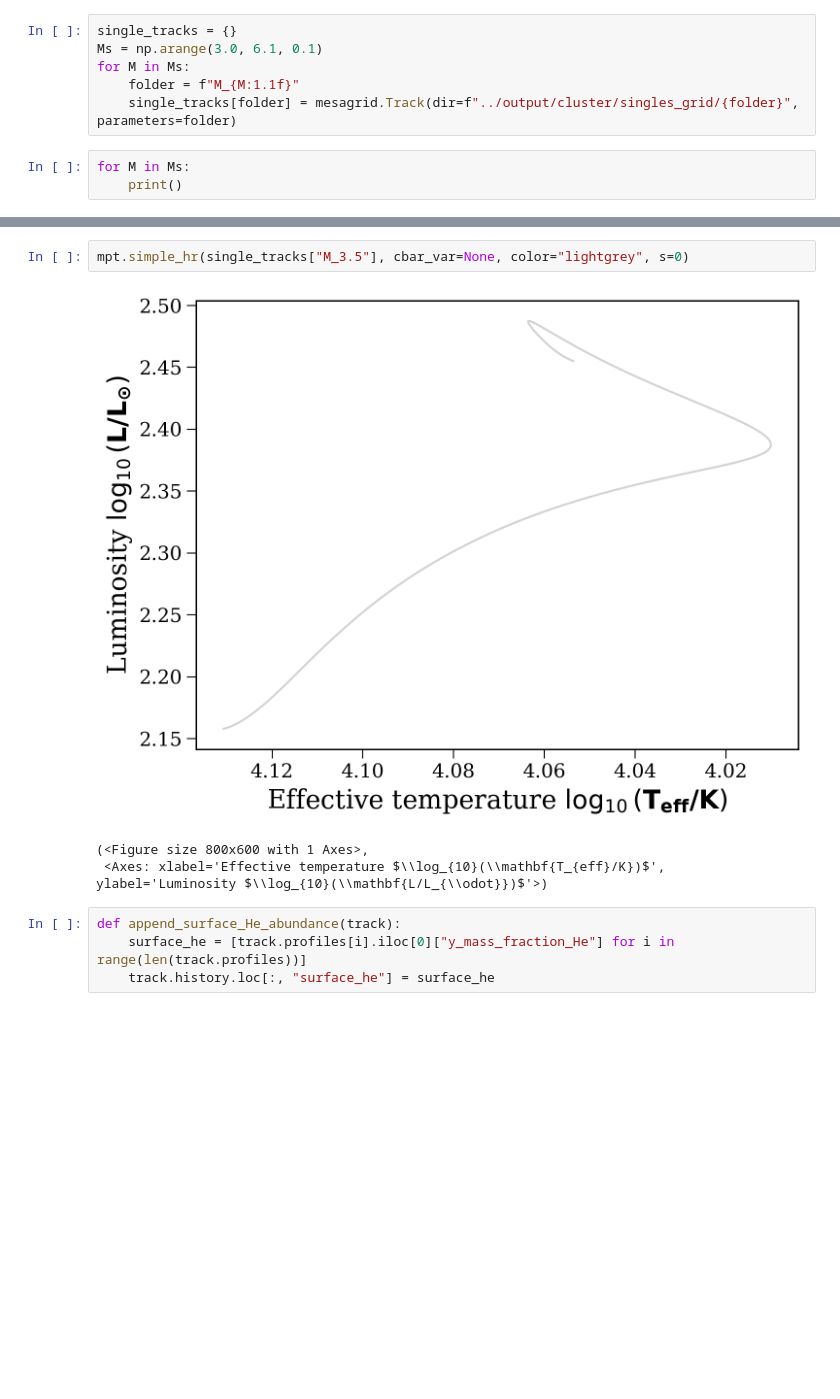
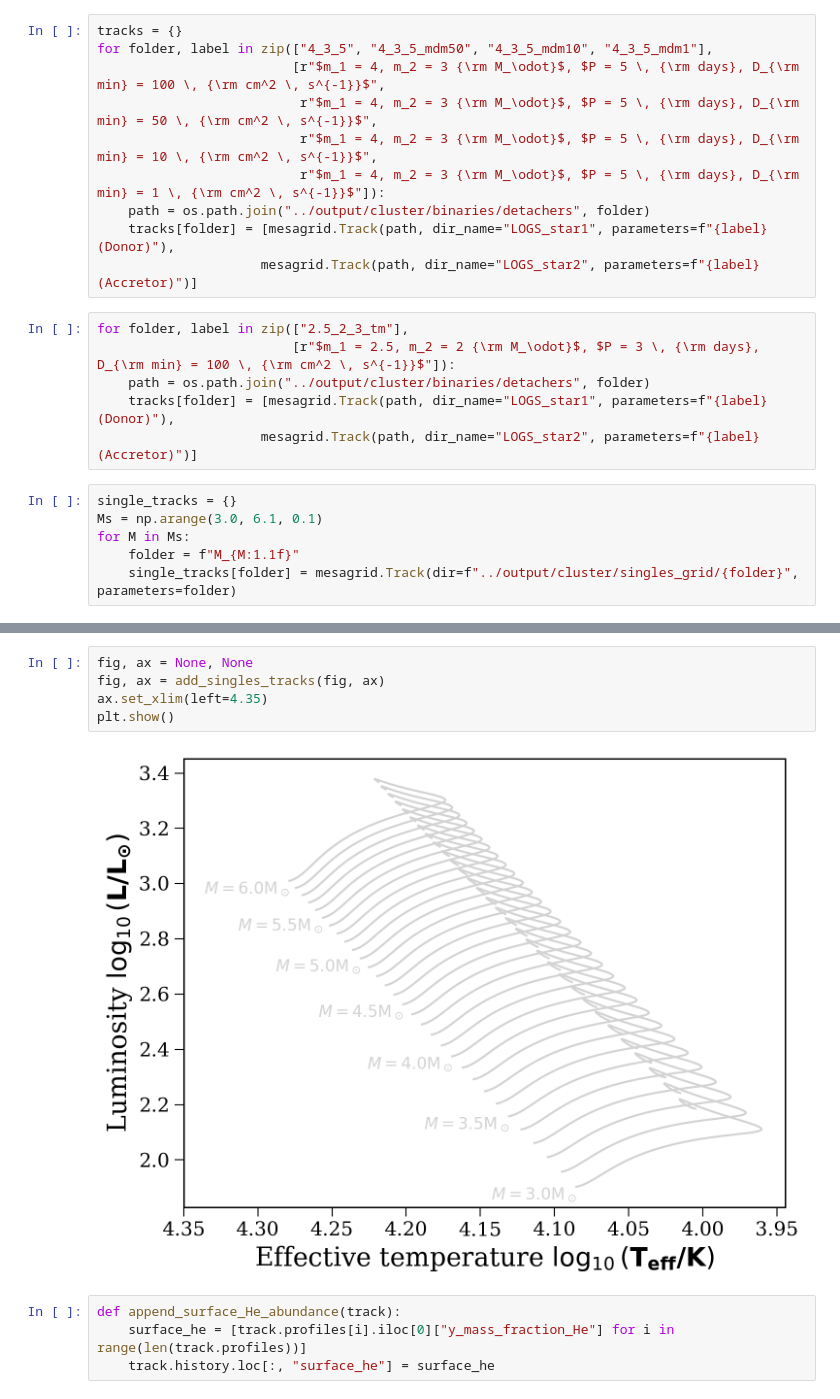
Before and after one commit to TomWagg/mass-gainer-seismology, a Jupyter notebook: notebooks/binaries.ipynb, the cells around one changed output, grey strips where cells are left out. Saved outputs shown, nothing was run; the diff lists cells and outputs as text; blank space fills up the shorter version.

```diff
--- a/notebooks/binaries.ipynb
+++ b/notebooks/binaries.ipynb
@@ -78,9 +59,22 @@ tracks["detach_2.5_2_4_tm"] = [mesagrid.Track(os.path.join("../output/cluster/bi
+# %%
+tracks = {}
+for folder, label in zip(["4_3_5", "4_3_5_mdm50", "4_3_5_mdm10", "4_3_5_mdm1"],
+                         [r"$m_1 = 4, m_2 = 3 {\rm M_\odot}$, $P = 5 \, {\rm days}, D_{\rm min} = 100 \, {\rm cm^2 \, s^{-1}}$",
+                          r"$m_1 = 4, m_2 = 3 {\rm M_\odot}$, $P = 5 \, {\rm days}, D_{\rm min} = 50 \, {\rm cm^2 \, s^{-1}}$",
+                          r"$m_1 = 4, m_2 = 3 {\rm M_\odot}$, $P = 5 \, {\rm days}, D_{\rm min} = 10 \, {\rm cm^2 \, s^{-1}}$",
+                          r"$m_1 = 4, m_2 = 3 {\rm M_\odot}$, $P = 5 \, {\rm days}, D_{\rm min} = 1 \, {\rm cm^2 \, s^{-1}}$"]):
+    path = os.path.join("../output/cluster/binaries/detachers", folder)
+    tracks[folder] = [mesagrid.Track(path, dir_name="LOGS_star1", parameters=f"{label} (Donor)"),
+                     mesagrid.Track(path, dir_name="LOGS_star2", parameters=f"{label} (Accretor)")]
+# %%
+for folder, label in zip(["2.5_2_3_tm"],
+                         [r"$m_1 = 2.5, m_2 = 2 {\rm M_\odot}$, $P = 3 \, {\rm days}, D_{\rm min} = 100 \, {\rm cm^2 \, s^{-1}}$"]):
+    path = os.path.join("../output/cluster/binaries/detachers", folder)
+    tracks[folder] = [mesagrid.Track(path, dir_name="LOGS_star1", parameters=f"{label} (Donor)"),
+                     mesagrid.Track(path, dir_name="LOGS_star2", parameters=f"{label} (Accretor)")]
 # %%
 single_tracks = {}
 Ms = np.arange(3.0, 6.1, 0.1)
 for M in Ms:
     folder = f"M_{M:1.1f}"
     single_tracks[folder] = mesagrid.Track(dir=f"../output/cluster/singles_grid/{folder}", parameters=folder)
-# %%
-for M in Ms:
-    print()
@@ -124,9 +91,10 @@ plt.show()
-# %%
-mpt.simple_hr(single_tracks["M_3.5"], cbar_var=None, color="lightgrey", s=0)
-# %% [output]
-[figure, removed]
-(<Figure size 800x600 with 1 Axes>,
- <Axes: xlabel='Effective temperature $\\log_{10}(\\mathbf{T_{eff}/K})$', ylabel='Luminosity $\\log_{10}(\\mathbf{L/L_{\\odot}})$'>)
+# %%
+fig, ax = None, None
+fig, ax = add_singles_tracks(fig, ax)
+ax.set_xlim(left=4.35)
+plt.show()
+# %% [output]
+[figure, added]
 # %%
 def append_surface_He_abundance(track):
     surface_he = [track.profiles[i].iloc[0]["y_mass_fraction_He"] for i in range(len(track.profiles))]
```
Also changed, not shown: parts of 13 cells of this notebook, 1 other file.
